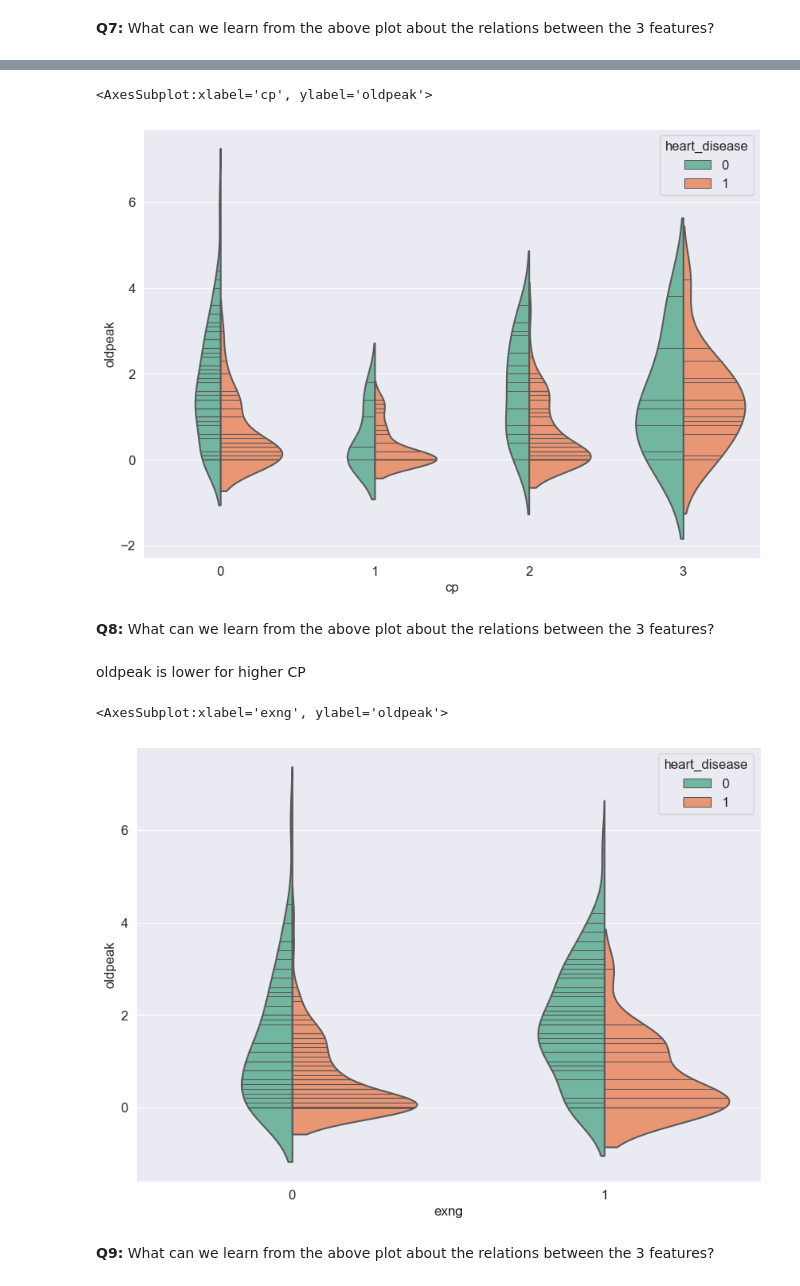
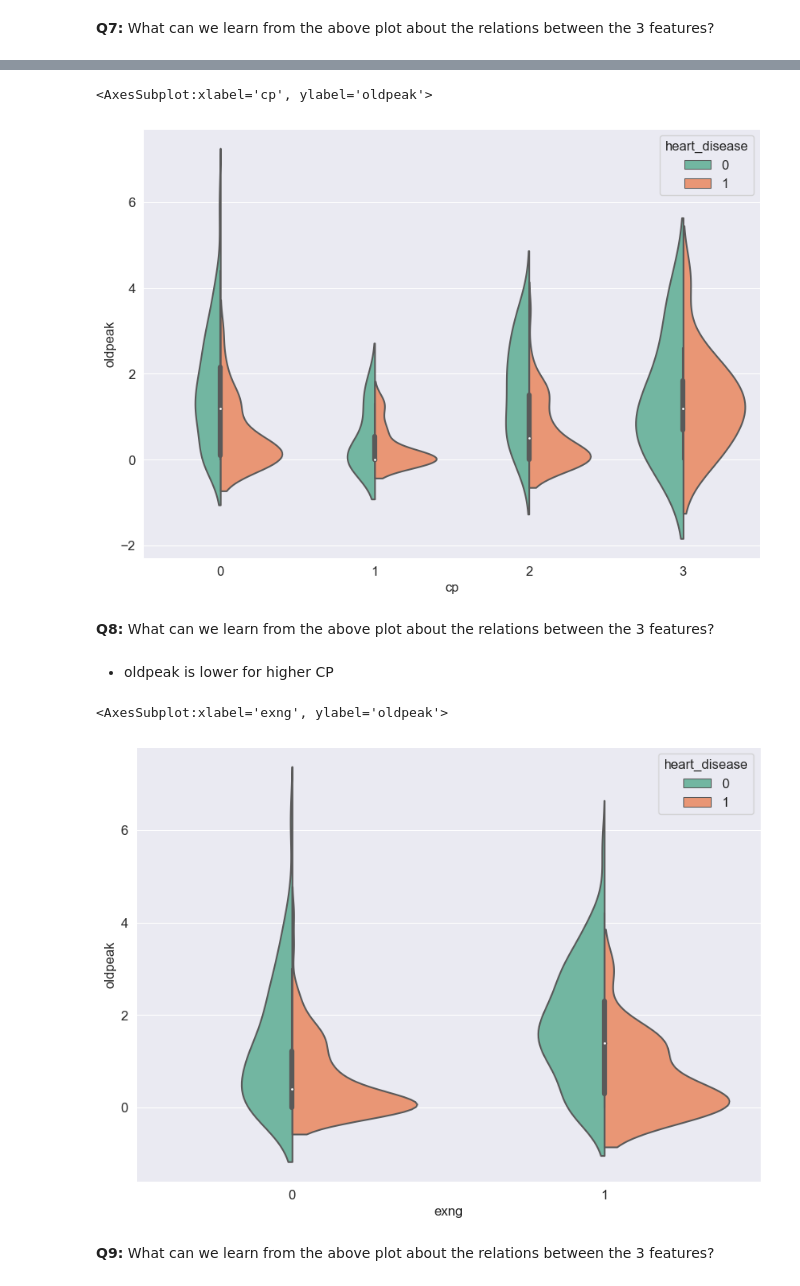
Before and after one commit to ndminhvn/UH-COSC3337, a Jupyter notebook: Homeworks/HW2/hw2_student/Nguyen_Minh_3337_HW2.ipynb, the cells around one changed output, grey strips where cells are left out. Saved outputs shown, nothing was run; the diff lists cells and outputs as text; code cells hidden in the pictures.

```diff
--- a/Homeworks/HW2/hw2_student/Nguyen_Minh_3337_HW2.ipynb
+++ b/Homeworks/HW2/hw2_student/Nguyen_Minh_3337_HW2.ipynb
@@ -183,20 +185,20 @@ _type answer here_
 # %%
 ### Put code here to reproduce the below output
 sns.violinplot(data=heart_df, x='cp', y='oldpeak', hue='heart_disease',
-               split=True, palette='Set2',inner='stick')
+               split=True, palette='Set2')
 # %% [output]
 <AxesSubplot:xlabel='cp', ylabel='oldpeak'>
-[figure, old version]
+[figure, new version]
 # %% [markdown]
 __Q8:__ What can we learn from the above plot about the relations between the 3 features?
 # %% [markdown]
-oldpeak is lower for higher CP
+- oldpeak is lower for higher CP
 # %%
 ### Put code here to reproduce the below output
 sns.violinplot(data=heart_df, x='exng', y='oldpeak', hue='heart_disease',
-               split=True, palette='Set2',inner='stick')
+               split=True, palette='Set2')
 # %% [output]
 <AxesSubplot:xlabel='exng', ylabel='oldpeak'>
-[figure, old version]
+[figure, new version]
 # %% [markdown]
 __Q9:__ What can we learn from the above plot about the relations between the 3 features?
```
Also changed, not shown: parts of 29 cells of this notebook.
